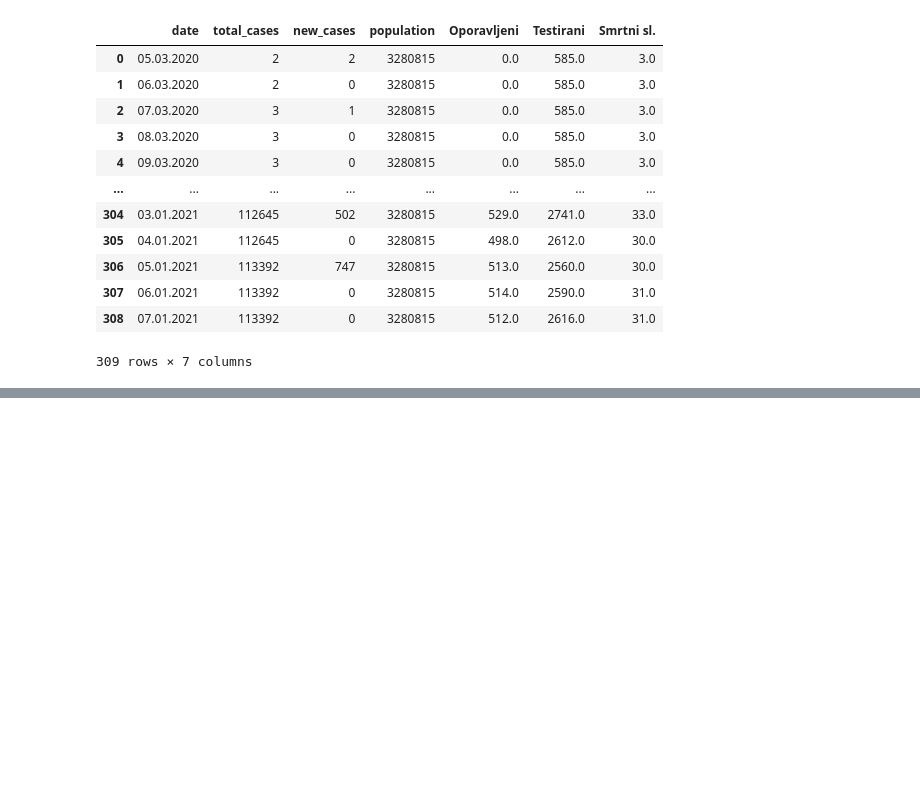
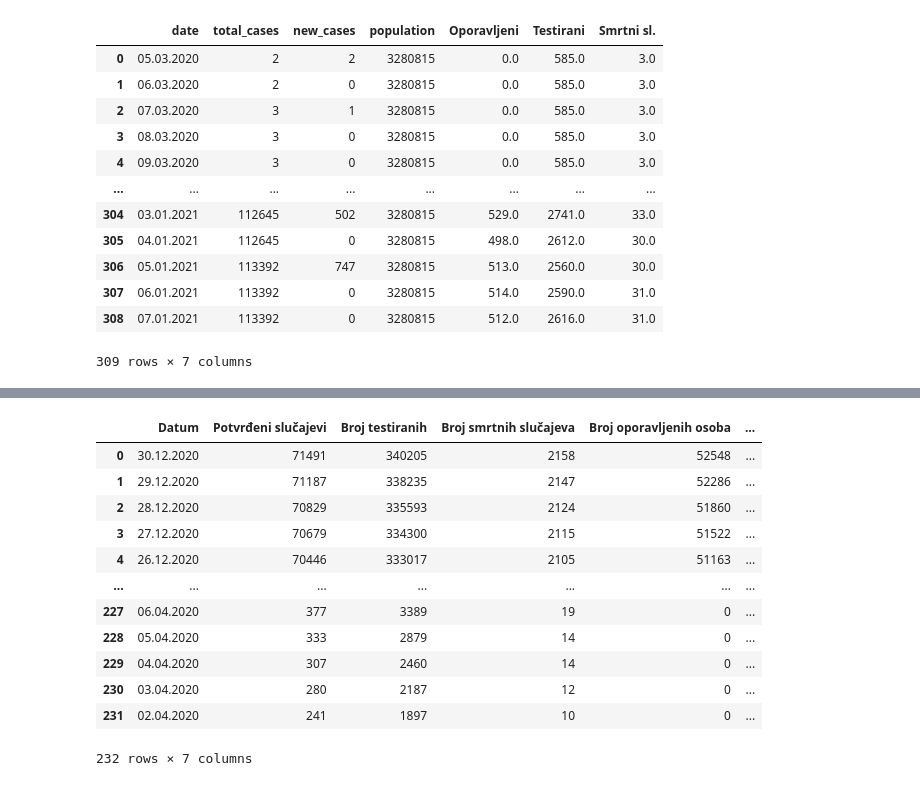
Before and after one commit to WorldWideWest/COVID-19, a Jupyter notebook: notebooks/COVID.ipynb, the cells around one changed output, grey strips where cells are left out. Saved outputs shown, nothing was run; the diff lists cells and outputs as text; code cells hidden in the pictures; blank space fills up the shorter version.

```diff
--- a/notebooks/COVID.ipynb
+++ b/notebooks/COVID.ipynb
@@ -324,3 +324,21 @@ px.line(testingData, x = "date", y = "new_cases", labels = {'x': "Date", 'y': "N
             title = "Number of Cases each day in Bosnia and Herzegovina")
 # %% [output]
 [interactive output not drawn]
+# %%
+fbihdata = pd.read_excel(os.path.join("../dataSet/rawData", "fbih.xlsx"), engine = "openpyxl")
+# %%
+fbihdata
+# %% [output]
+|  | Datum | Potvrđeni slučajevi | Broj testiranih | Broj smrtnih slučajeva | Broj oporavljenih osoba | ... |
+| 0 | 30.12.2020 | 71491 | 340205 | 2158 | 52548 | ... |
+| 1 | 29.12.2020 | 71187 | 338235 | 2147 | 52286 | ... |
+| 2 | 28.12.2020 | 70829 | 335593 | 2124 | 51860 | ... |
+| 3 | 27.12.2020 | 70679 | 334300 | 2115 | 51522 | ... |
+| 4 | 26.12.2020 | 70446 | 333017 | 2105 | 51163 | ... |
+| ... | ... | ... | ... | ... | ... | ... |
+| 227 | 06.04.2020 | 377 | 3389 | 19 | 0 | ... |
+| 228 | 05.04.2020 | 333 | 2879 | 14 | 0 | ... |
+| 229 | 04.04.2020 | 307 | 2460 | 14 | 0 | ... |
+| 230 | 03.04.2020 | 280 | 2187 | 12 | 0 | ... |
+| 231 | 02.04.2020 | 241 | 1897 | 10 | 0 | ... |
+232 rows × 7 columns
```
Also changed, not shown: parts of 7 cells of this notebook, 1 other file.
